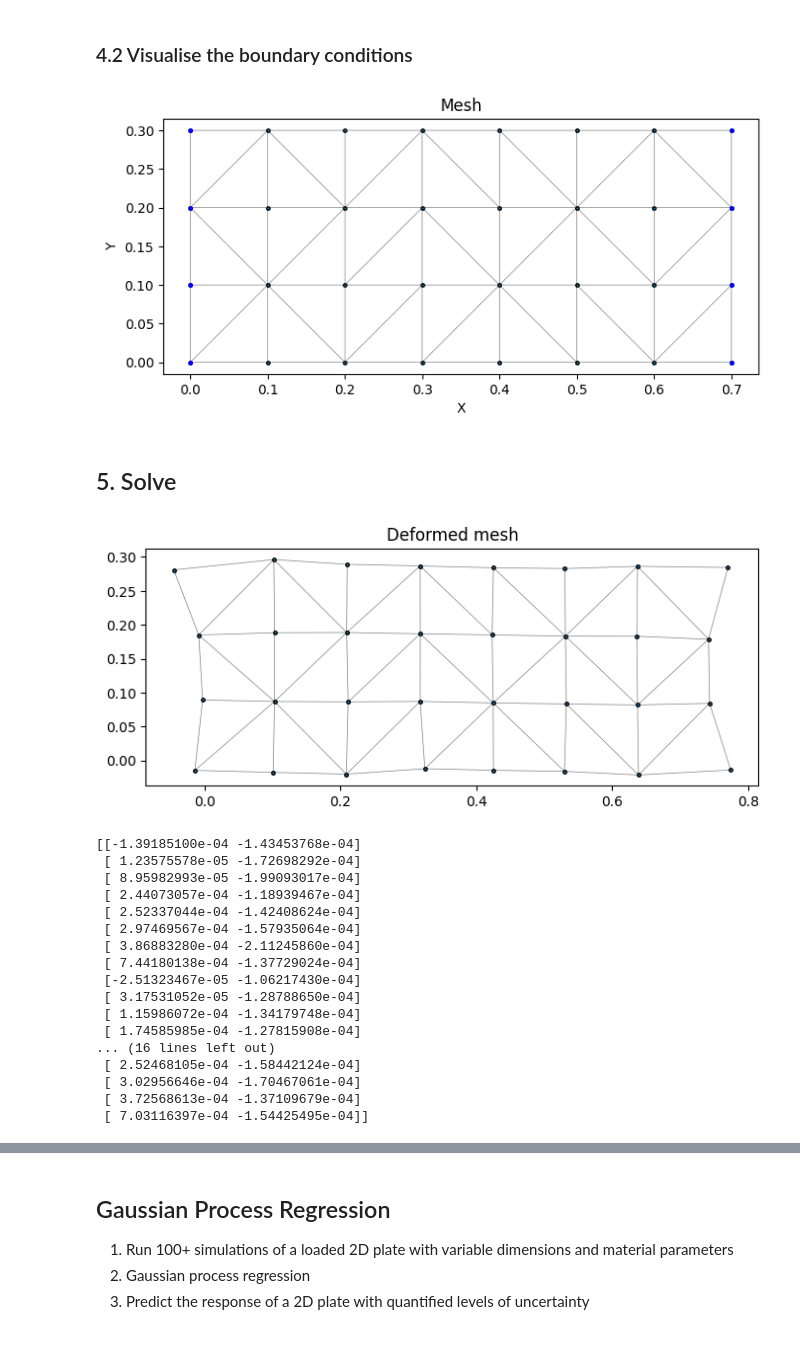
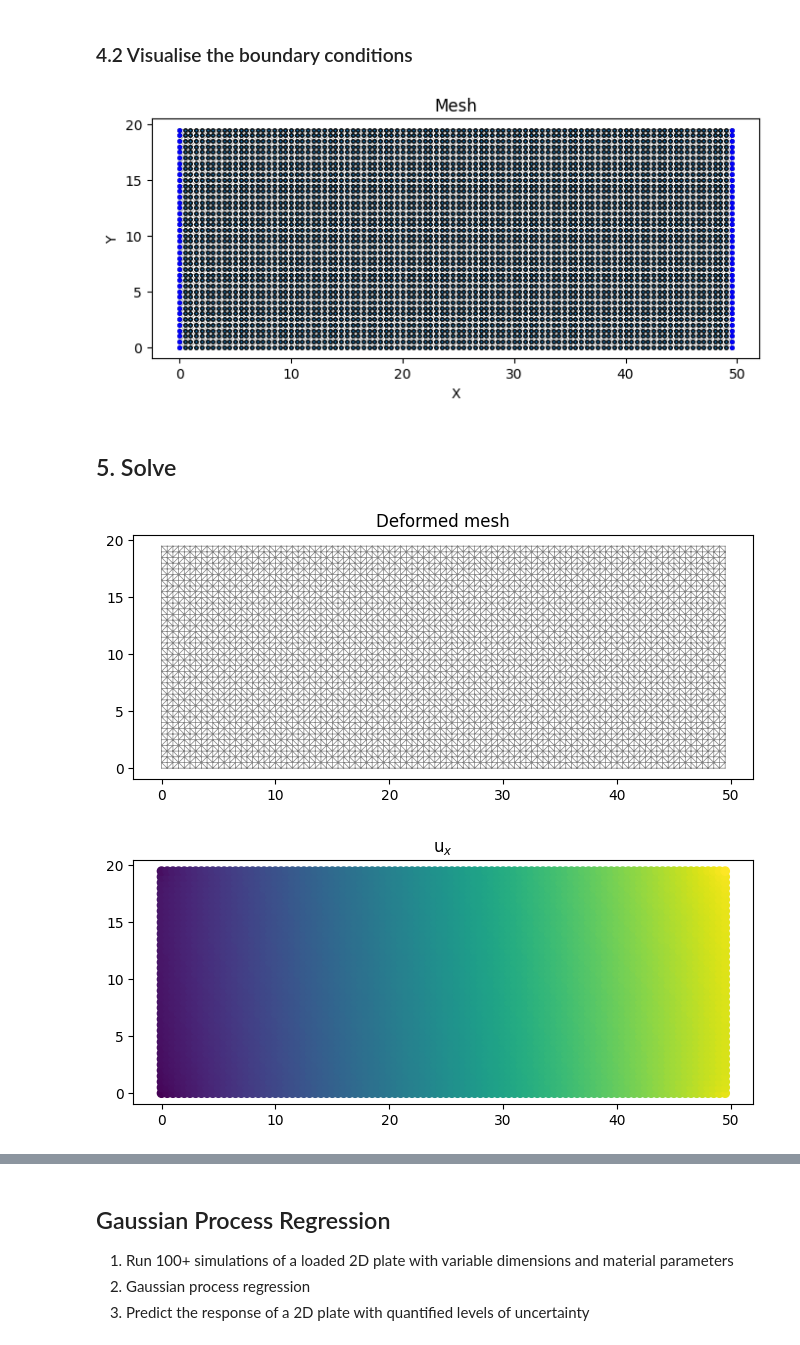
Before and after one commit to mark-hobbs/simplefea, a Jupyter notebook: 2d-plate-example.ipynb, the cells around one changed output, grey strips where cells are left out. Saved outputs shown, nothing was run; the diff lists cells and outputs as text; code cells hidden in the pictures.

```diff
--- a/2d-plate-example.ipynb
+++ b/2d-plate-example.ipynb
@@ -115,7 +115,7 @@ import fea
 
 `Material(name, E, v, ConstitutiveModel)`
 # %%
-steel = fea.Material(E=200e9, v=0.28, constitutive_model=fea.LinearElasticModel)
+steel = fea.Material(E=100e6, v=0.48, constitutive_model=fea.LinearElasticModel)
 # %% [markdown]
 ## 2. Build mesh
 
@@ -138,8 +138,14 @@ def build_nodes(dx, n_div_x, n_div_y):
 
     return nodes
 # %%
-dx = 0.1
-points = build_nodes(dx, 8, 4) # 8, 4
-mesh = fea.Mesh(points, steel, t=dx)
+length = 50
+depth = 20
+dx = .5
+
+n_div_x = int(length / dx)
+n_div_y = int(depth / dx)
+
+points = build_nodes(dx, n_div_x, n_div_y) # 8, 4
+mesh = fea.Mesh(points, steel, t=1)
 mesh.plot(nodes=True, simplices=True);
 # %% [output]
@@ -163,7 +169,7 @@ Build an instance of the `BoundaryConditions` class
 - `BoundaryConditions.magnitude` is a force
 - Is `BoundaryConditions.flag` needed?
 # %%
-def build_boundary_conditions(particles, dx):
+def build_boundary_conditions(particles, dx, n_div_x):
     bc_flag = np.zeros((len(particles), 2), dtype=np.intc)
     bc_unit_vector = np.zeros((len(particles), 2), dtype=np.intc)
 
@@ -173,14 +179,14 @@ def build_boundary_conditions(particles, dx):
         if particle[0] < dx:
             bc_flag[i, 0] = 1
             bc_unit_vector[i, 0] = -1
-        if particle[0] > (dx * 6.5):
+        if particle[0] > (dx * (n_div_x - 1.5)):
             bc_flag[i, 0] = 1
             bc_unit_vector[i, 0] = 1
 
     return bc_flag, bc_unit_vector
 # %%
-flag, unit_vector = build_boundary_conditions(points, dx)
-magnitude = 10000
+flag, unit_vector = build_boundary_conditions(points, dx, n_div_x)
+magnitude = 1000
 bc = fea.BoundaryConditions(flag, unit_vector, magnitude)
 print(max(bc.f), min(bc.f))
 # %% [output]
@@ -201,7 +207,7 @@ plt.spy(plate.K.K)
 # %%
 plate.plot_boundary_conditions()
 # %% [output]
-[figure, old version]
+[figure, new version]
 # %% [markdown]
 ## 5. Solve
 # %%
@@ -216,26 +222,10 @@ plate.plot_boundary_conditions()
 # print(np.reshape(array_flatten, (-1, 2)))
 # %%
 plate.solve()
-plate.plot_solution(dsf=100)
+plate.plot_solution(dsf=2)
 # %% [output]
-[figure, old version]
+[figure, new version]
 # %%
-print(plate.u.reshape(-1, 2))
+plate.plot_u(0)
 # %% [output]
-[[-1.39185100e-04 -1.43453768e-04]
- [ 1.23575578e-05 -1.72698292e-04]
- [ 8.95982993e-05 -1.99093017e-04]
- [ 2.44073057e-04 -1.18939467e-04]
- [ 2.52337044e-04 -1.42408624e-04]
- [ 2.97469567e-04 -1.57935064e-04]
- [ 3.86883280e-04 -2.11245860e-04]
- [ 7.44180138e-04 -1.37729024e-04]
- [-2.51323467e-05 -1.06217430e-04]
- [ 3.17531052e-05 -1.28788650e-04]
- [ 1.15986072e-04 -1.34179748e-04]
- [ 1.74585985e-04 -1.27815908e-04]
-... (16 lines left out)
- [ 2.52468105e-04 -1.58442124e-04]
- [ 3.02956646e-04 -1.70467061e-04]
- [ 3.72568613e-04 -1.37109679e-04]
- [ 7.03116397e-04 -1.54425495e-04]]
+[figure, added]
```
Also changed, not shown: parts of 6 cells of this notebook, 1 other file.
